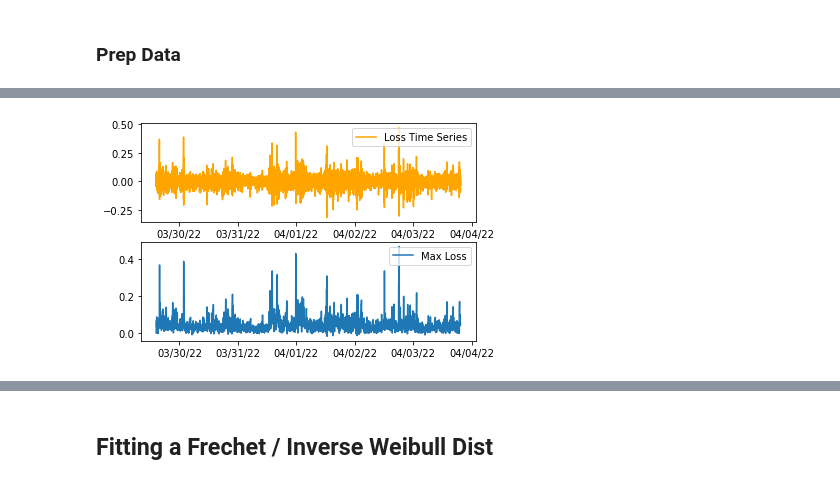
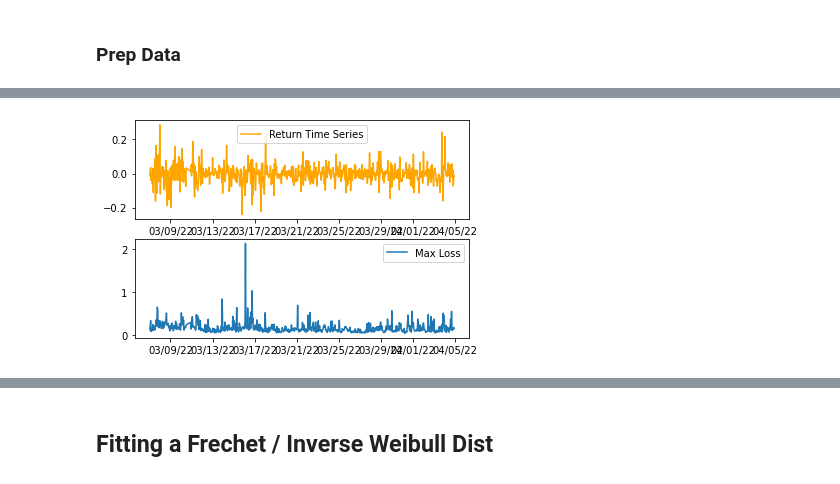
Before and after one commit to jasonbohne123/ARC_Model, a Jupyter notebook: arch.ipynb, the cells around one changed output, grey strips where cells are left out. Drawn from its saved outputs; the diff is of its cells as text; code cells hidden in the pictures.

```diff
--- a/arch.ipynb
+++ b/arch.ipynb
@@ -54,9 +59,6 @@ high_freq= load_features(
     "ftx", "BTCUSDP", time_agg, start_date, end_date, features_to_load
 )
 high_freq.to_csv("1Min_BTCUSDP_March23_30.csv")
-# %%
-
-high_freq=high_freq[:15000]
 # %%
 plt.plot(high_freq['midprice_mean'])
 # %% [output]
@@ -92,0 +73,3 @@ high_freq
+# %%
+high_freq=high_freq.dropna()
+high_freq
@@ -93,19 +91,19 @@ high_freq
 # %%
 def generate_max(series):
     '''
-    Here is largest  loss for  last 5 minute returns (1 min increments) excluding nan values
+    Here is largest negative return for  60 minute buckets consisting of 1 min increments
 
     '''
-    max_values=np.array([])
-    for i,x in enumerate(series.values):
-        if np.isnan(series.values[i]):
-            max_values=np.append(max_values,0)
-            j=i
-            continue
 
-        max_values=np.append(max_values,min(series.values[max(j+1,i-9):i+1]))
+    max_values=pd.Series([])
+    for i in range(0,math.floor(len(series.values)/60)):  # hourly
 
-    max_series=pd.Series(max_values,index=series.index)
-    return -max_series # view losses as positive
+        max_elt=min(series[i*60:(i+1)*60])
+
+
+        max_values=max_values.append(pd.Series([max_elt],index=[series.index[i*60]])) # index
+
+
+    return -max_values # view losses as positive
 # %%
-high_freq['max_loss']=max_series=generate_max(high_freq['return'])
+max_series=generate_max(high_freq['return'])
@@ -118,12 +115,12 @@ See the caveats in the documentation: https://pandas.pydata.org/pandas-docs/stab
 # %%
 fig,ax = plt.subplots(2,1)
 
 
-ax[1].plot(high_freq['max_loss'], label='Max Loss')
-ax[0].plot(-high_freq['return'], label='Loss Time Series',color='orange') # flip returns to view
+ax[1].plot(max_series, label='Max Loss')
+ax[0].plot(-high_freq['return'][::60], label='Return Time Series',color='orange') # negative, sampled every 60 seconds
 ax[0].legend()
 ax[1].legend()
 ax[0].xaxis.set_major_formatter(DateFormatter("%D"))
 ax[1].xaxis.set_major_formatter(DateFormatter("%D"))
 # %% [output]
-[figure, old version]
+[figure, new version]
```
Also changed, not shown: parts of 33 cells of this notebook, 2 other files.
